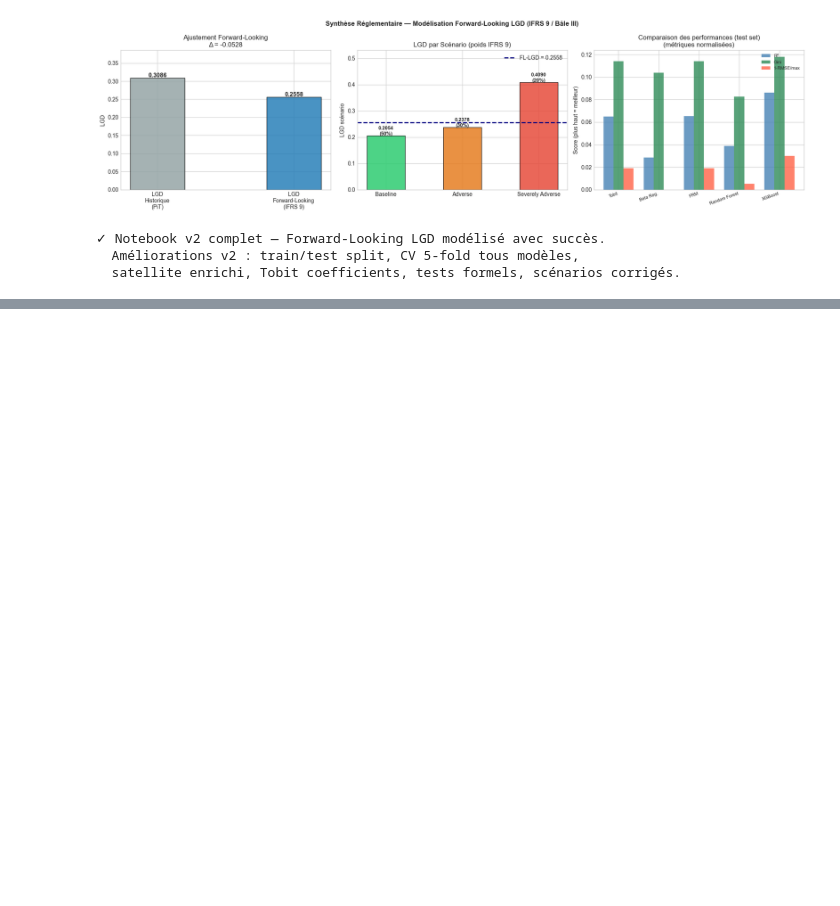
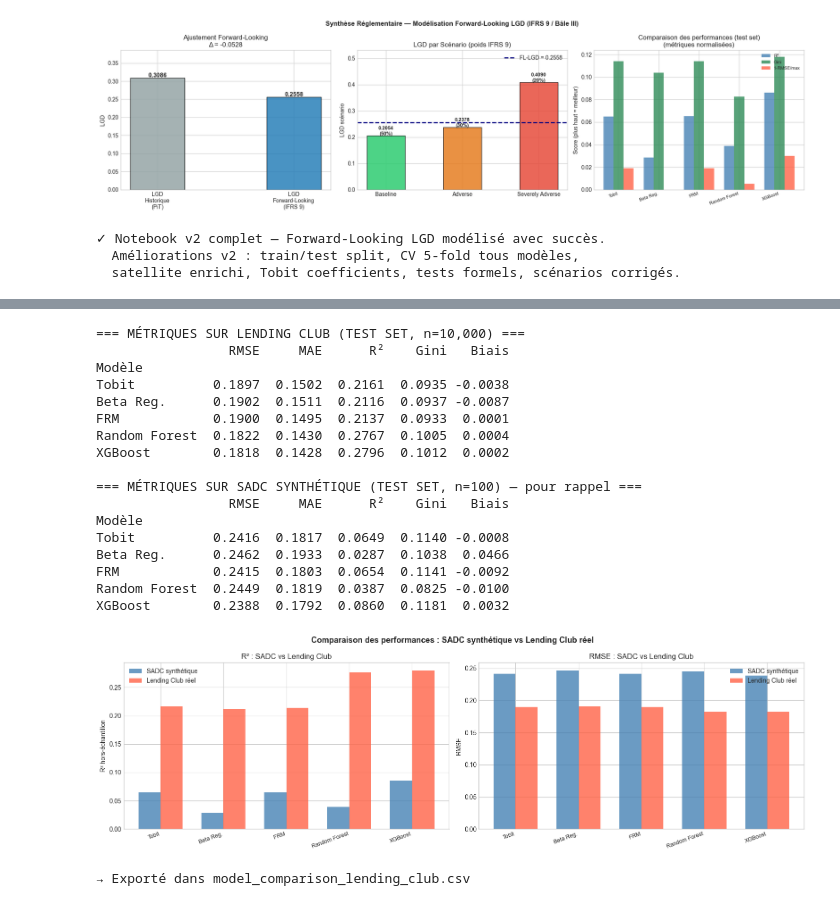
Before and after one commit to PyQuar/Modelisation-ForwardLooking-LGD, a Jupyter notebook: lgd_forward_looking.ipynb, the cells around one changed output, grey strips where cells are left out. Cells and saved outputs as stored; diff of their text form; code cells hidden in the pictures; blank space fills up the shorter version.

```diff
--- a/lgd_forward_looking.ipynb
+++ b/lgd_forward_looking.ipynb
@@ -1472,0 +1649,77 @@ print('  satellite enrichi, Tobit coefficients, tests formels, scénarios corrig
+# %%
+# ══════════════════════════════════════════════════════════════════════════════
+# 10.4 — COMPARAISON DES PERFORMANCES : SADC vs LENDING CLUB
+# ══════════════════════════════════════════════════════════════════════════════
+predictions_lc_test = {
+    'Tobit':         y_pred_tobit_lc,
+    'Beta Reg.':     y_pred_beta_lc,
+    'FRM':           y_pred_frm_lc,
+    'Random Forest': y_pred_rf_lc,
+    'XGBoost':       y_pred_xgb_lc,
+}
+
+metrics_lc = pd.DataFrame(
+    [compute_metrics(y_lc_test, pred, name) for name, pred in predictions_lc_test.items()]
+).set_index('Modèle')
+
+print('=== MÉTRIQUES SUR LENDING CLUB (TEST SET, n=10,000) ===')
+print(metrics_lc.round(4).to_string())
+
+print('\n=== MÉTRIQUES SUR SADC SYNTHÉTIQUE (TEST SET, n=100) — pour rappel ===')
+print(metrics_test.round(4).to_string())
+
+# Visualisation comparative
+fig, axes = plt.subplots(1, 2, figsize=(16, 5))
+fig.suptitle('Comparaison des performances : SADC synthétique vs Lending Club réel', fontsize=13, fontweight='bold')
+
+# Panel 1 : R² comparison
+ax = axes[0]
+models = metrics_lc.index.tolist()
+x_pos = np.arange(len(models))
+w = 0.35
+r2_sadc = [metrics_test.loc[m, 'R²'] for m in models]
+r2_lc   = [metrics_lc.loc[m, 'R²'] for m in models]
+ax.bar(x_pos - w/2, r2_sadc, w, label='SADC synthétique', color='steelblue', alpha=0.8)
+ax.bar(x_pos + w/2, r2_lc,   w, label='Lending Club réel', color='tomato', alpha=0.8)
+ax.set_xticks(x_pos); ax.set_xticklabels(models, rotation=20, ha='right', fontsize=9)
+ax.set_ylabel('R² hors-échantillon')
+ax.set_title('R² : SADC vs Lending Club')
+ax.legend(); ax.axhline(0, color='black', lw=0.5)
+
+# Panel 2 : RMSE comparison
+ax = axes[1]
+rmse_sadc = [metrics_test.loc[m, 'RMSE'] for m in models]
+rmse_lc   = [metrics_lc.loc[m, 'RMSE'] for m in models]
+ax.bar(x_pos - w/2, rmse_sadc, w, label='SADC synthétique', color='steelblue', alpha=0.8)
+ax.bar(x_pos + w/2, rmse_lc,   w, label='Lending Club réel', color='tomato', alpha=0.8)
+ax.set_xticks(x_pos); ax.set_xticklabels(models, rotation=20, ha='right', fontsize=9)
+ax.set_ylabel('RMSE')
+ax.set_title('RMSE : SADC vs Lending Club')
+ax.legend()
+
+plt.tight_layout()
+plt.show()
+
+# Exporter les métriques
+metrics_lc.to_csv('model_comparison_lending_club.csv')
+print('\n→ Exporté dans model_comparison_lending_club.csv')
+# %% [output]
+=== MÉTRIQUES SUR LENDING CLUB (TEST SET, n=10,000) ===
+                 RMSE     MAE      R²    Gini   Biais
+Modèle
+Tobit          0.1897  0.1502  0.2161  0.0935 -0.0038
+Beta Reg.      0.1902  0.1511  0.2116  0.0937 -0.0087
+FRM            0.1900  0.1495  0.2137  0.0933  0.0001
+Random Forest  0.1822  0.1430  0.2767  0.1005  0.0004
+XGBoost        0.1818  0.1428  0.2796  0.1012  0.0002
+
+=== MÉTRIQUES SUR SADC SYNTHÉTIQUE (TEST SET, n=100) — pour rappel ===
+                 RMSE     MAE      R²    Gini   Biais
+Modèle
+Tobit          0.2416  0.1817  0.0649  0.1140 -0.0008
+Beta Reg.      0.2462  0.1933  0.0287  0.1038  0.0466
+FRM            0.2415  0.1803  0.0654  0.1141 -0.0092
+Random Forest  0.2449  0.1819  0.0387  0.0825 -0.0100
+XGBoost        0.2388  0.1792  0.0860  0.1181  0.0032
+[figure, added]
+→ Exporté dans model_comparison_lending_club.csv
```
Also changed, not shown: parts of 10 cells of this notebook, 8 other files.
